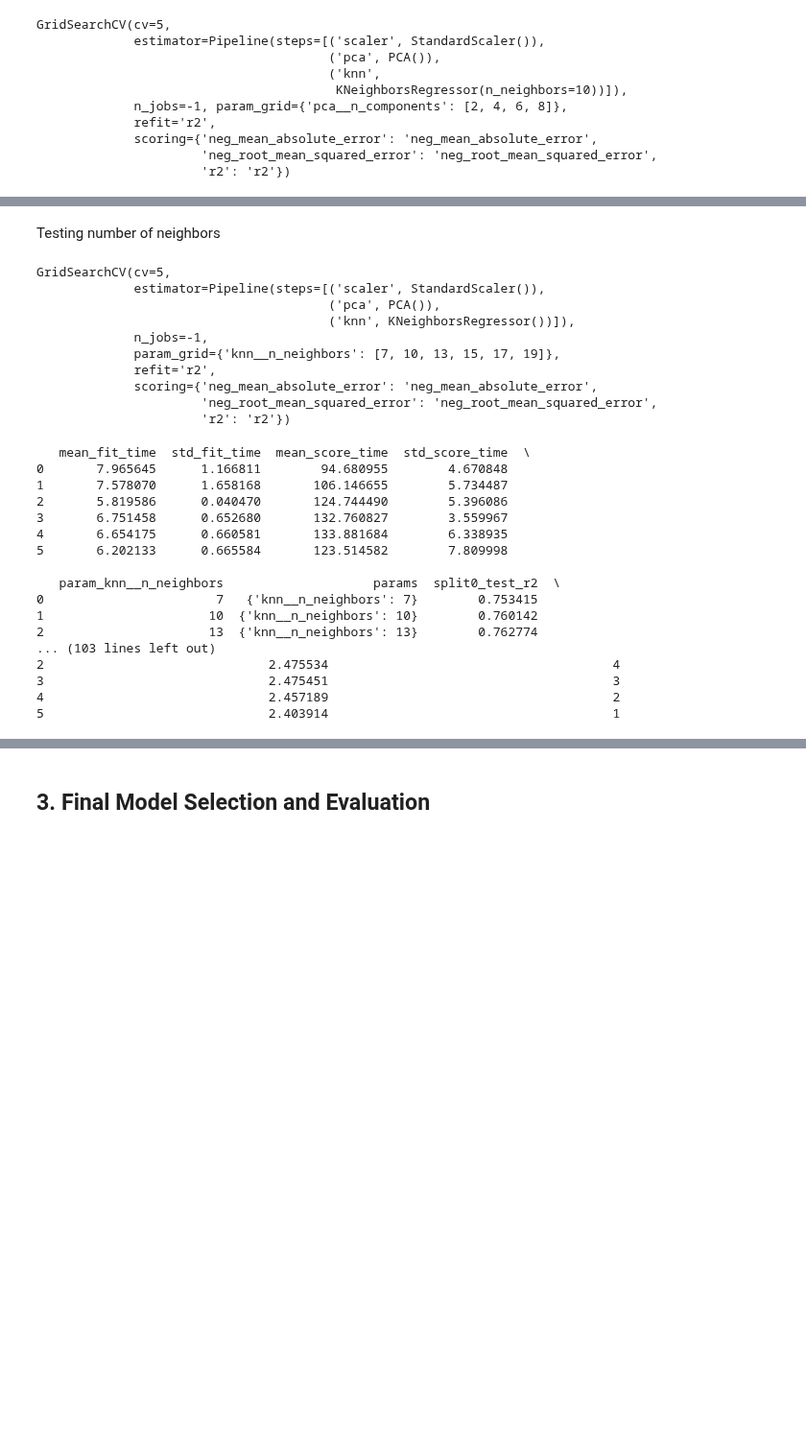
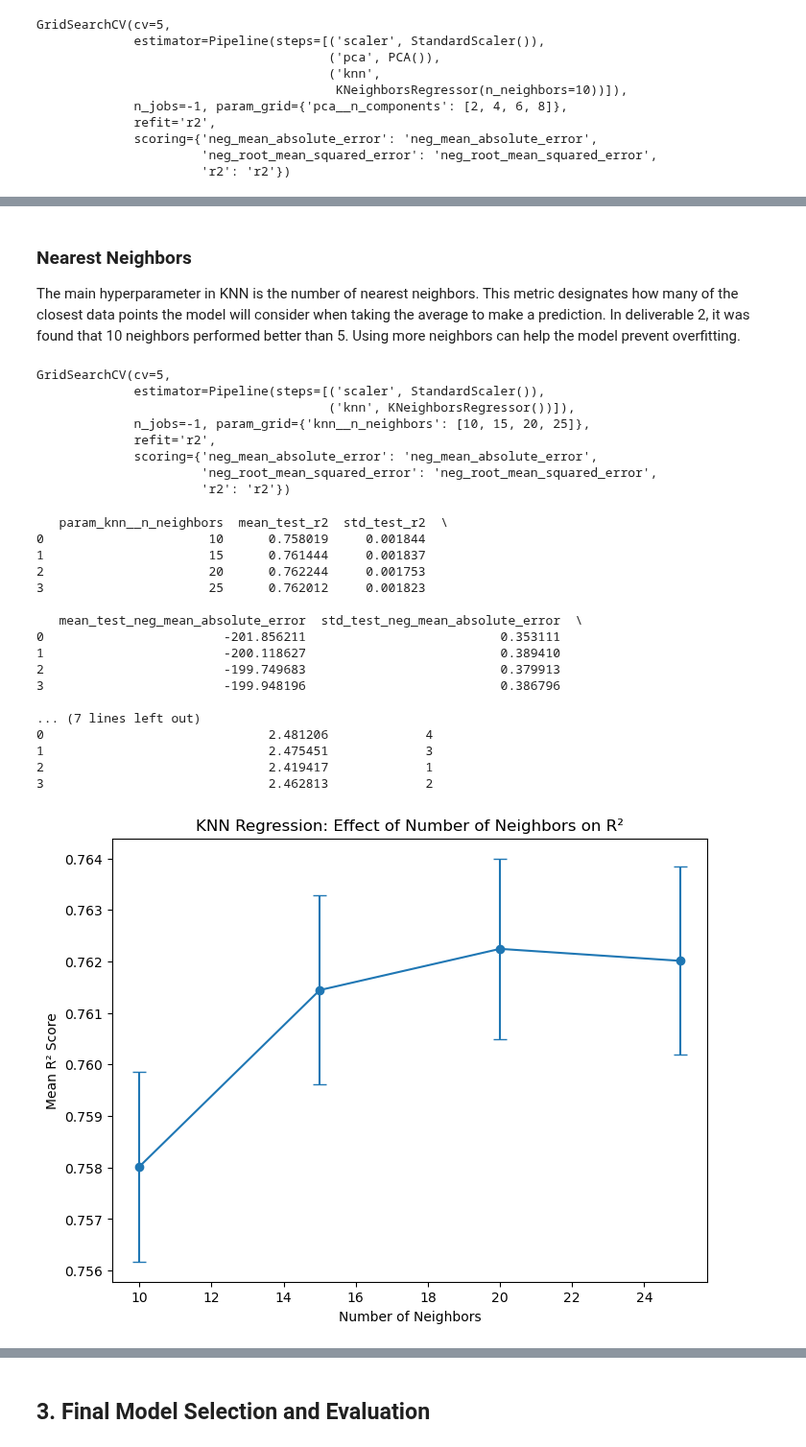
Before and after one commit to charralbert/Taxi_Trip_Duration, a Jupyter notebook: project_deliverable3_Group33.ipynb, the cells around one changed output, grey strips where cells are left out. Shown at 96% size. Drawn from its saved outputs; the diff is of its cells as text; code cells hidden in the pictures; blank space fills up the shorter version.

```diff
--- a/project_deliverable3_Group33.ipynb
+++ b/project_deliverable3_Group33.ipynb
@@ -174,7 +217,9 @@ print(show)
 # %% [markdown]
-Testing number of neighbors
+### Nearest Neighbors
+The main hyperparameter in KNN is the number of nearest neighbors. This metric designates how many of the closest data points the model will consider when taking the average to make a prediction. In deliverable 2, it was found that 10 neighbors performed better than 5. Using more neighbors can help the model prevent overfitting.
 # %%
-knn_pipeline = Pipeline([
+#Create a pipeline for the n_neighbors test
+nneighbors_test_pipeline = Pipeline([
     ("scaler", StandardScaler()),
     ("knn", KNeighborsRegressor())
 ])
@@ -193,37 +231,59 @@ scoring = {
 # %%
-knn_tuning = GridSearchCV(knn_pipeline, param_grid, scoring = scoring, refit = "r2", cv=5, n_jobs=-1)
-knn_tuning.fit(X_train, y_train)
+#Perform GridSearchCV to find the best number of neighbors
+knn_tuning_nneighbors = GridSearchCV(nneighbors_test_pipeline, nneighbors_param_grid, scoring = scoring, refit = "r2", cv=5, n_jobs=-1)
+knn_tuning_nneighbors.fit(X_train, y_train)
 # %% [output]
 GridSearchCV(cv=5,
              estimator=Pipeline(steps=[('scaler', StandardScaler()),
-                                       ('pca', PCA()),
                                        ('knn', KNeighborsRegressor())]),
-             n_jobs=-1,
-             param_grid={'knn__n_neighbors': [7, 10, 13, 15, 17, 19]},
+             n_jobs=-1, param_grid={'knn__n_neighbors': [10, 15, 20, 25]},
              refit='r2',
              scoring={'neg_mean_absolute_error': 'neg_mean_absolute_error',
                       'neg_root_mean_squared_error': 'neg_root_mean_squared_error',
                       'r2': 'r2'})
 # %%
-results = pd.DataFrame(knn_tuning.cv_results_)
-pd.set_option('display.max_rows', None)
-pd.set_option('display.max_columns', None)
-print(results)
+results_nneighbors = pd.DataFrame(knn_tuning_nneighbors.cv_results_)
+show_nneighbors = results_nneighbors[[
+    'param_knn__n_neighbors',
+    'mean_test_r2',
+    'std_test_r2',
+    'mean_test_neg_mean_absolute_error',
+    'std_test_neg_mean_absolute_error',
+    'mean_test_neg_root_mean_squared_error',
+    'std_test_neg_root_mean_squared_error',
+    'rank_test_r2'
+]]
+
+print(show_nneighbors)
 # %% [output]
-   mean_fit_time  std_fit_time  mean_score_time  std_score_time  \
-0       7.965645      1.166811        94.680955        4.670848
-1       7.578070      1.658168       106.146655        5.734487
-2       5.819586      0.040470       124.744490        5.396086
-3       6.751458      0.652680       132.760827        3.559967
-4       6.654175      0.660581       133.881684        6.338935
-5       6.202133      0.665584       123.514582        7.809998
+   param_knn__n_neighbors  mean_test_r2  std_test_r2  \
+0                      10      0.758019     0.001844
+1                      15      0.761444     0.001837
+2                      20      0.762244     0.001753
+3                      25      0.762012     0.001823
 
-   param_knn__n_neighbors                    params  split0_test_r2  \
-0                       7   {'knn__n_neighbors': 7}        0.753415
-1                      10  {'knn__n_neighbors': 10}        0.760142
-2                      13  {'knn__n_neighbors': 13}        0.762774
-... (103 lines left out)
-2                              2.475534                                      4
-3                              2.475451                                      3
-4                              2.457189                                      2
-5                              2.403914                                      1
+   mean_test_neg_mean_absolute_error  std_test_neg_mean_absolute_error  \
+0                        -201.856211                          0.353111
+1                        -200.118627                          0.389410
+2                        -199.749683                          0.379913
+3                        -199.948196                          0.386796
+
+... (7 lines left out)
+0                              2.481206             4
+1                              2.475451             3
+2                              2.419417             1
+3                              2.462813             2
+# %%
+x_nneighbors = results_nneighbors["param_knn__n_neighbors"]
+y_nneighbors = results_nneighbors["mean_test_r2"]
+y_err_nneighbors = results_nneighbors["std_test_r2"]
+
+plt.figure(figsize=(8,6))
+plt.errorbar(x_nneighbors, y_nneighbors, yerr=y_err_nneighbors, fmt='-o', capsize=5)
+
+plt.title("KNN Regression: Effect of Number of Neighbors on R²")
+plt.xlabel("Number of Neighbors")
+plt.ylabel("Mean R² Score")
+plt.show()
+# %% [output]
+[figure, added]
```
Also changed, not shown: parts of 17 cells of this notebook.
